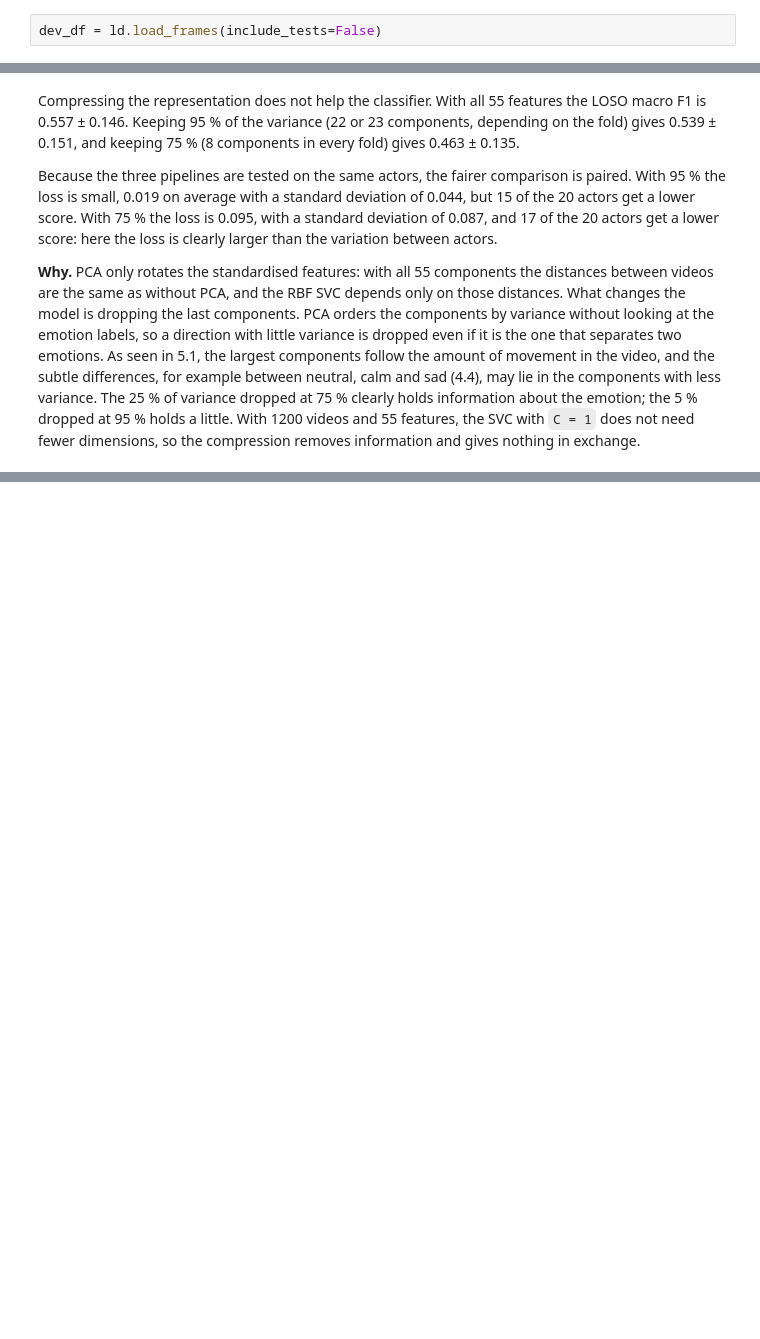
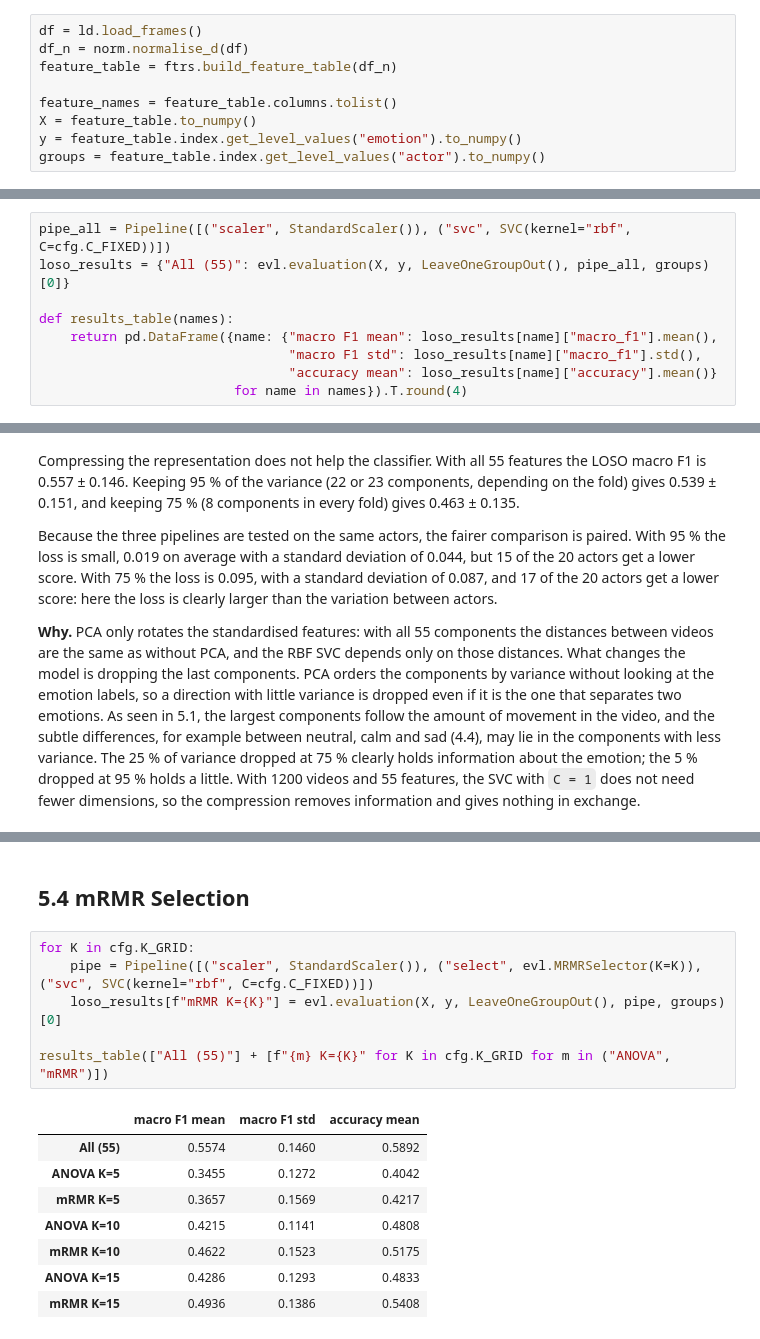
Before and after one commit to migasantunes/Emotion_Recognition, a Jupyter notebook: notebooks/05_selection_test.ipynb, the cells around one changed output, grey strips where cells are left out. Saved outputs shown, nothing was run; the diff lists cells and outputs as text; blank space fills up the shorter version.

```diff
--- a/notebooks/05_selection_test.ipynb
+++ b/notebooks/05_selection_test.ipynb
@@ -23,4 +23,11 @@ pd.set_option("display.show_dimensions", True)
 ### Loading Development Data
 Only the 20 development actors are loaded (`include_tests=False`). The test actors are loaded in 5.7 only.
 # %%
-dev_df = ld.load_frames(include_tests=False)
+df = ld.load_frames()
+df_n = norm.normalise_d(df)
+feature_table = ftrs.build_feature_table(df_n)
+
+feature_names = feature_table.columns.tolist()
+X = feature_table.to_numpy()
+y = feature_table.index.get_level_values("emotion").to_numpy()
+groups = feature_table.index.get_level_values("actor").to_numpy()
@@ -57,3 +36,12 @@ The development feature table has one row per video (1200) and the 55 features o
+# %%
+pipe_all = Pipeline([("scaler", StandardScaler()), ("svc", SVC(kernel="rbf", C=cfg.C_FIXED))])
+loso_results = {"All (55)": evl.evaluation(X, y, LeaveOneGroupOut(), pipe_all, groups)[0]}
+
+def results_table(names):
+    return pd.DataFrame({name: {"macro F1 mean": loso_results[name]["macro_f1"].mean(),
+                                "macro F1 std": loso_results[name]["macro_f1"].std(),
+                                "accuracy mean": loso_results[name]["accuracy"].mean()}
+                         for name in names}).T.round(4)
 # %% [markdown]
 ## 5.1
 # %% [markdown]
@@ -321,0 +321,17 @@ Because the three pipelines are tested on the same actors, the fairer comparison
+# %% [markdown]
+## 5.4 mRMR Selection
+# %%
+for K in cfg.K_GRID:
+    pipe = Pipeline([("scaler", StandardScaler()), ("select", evl.MRMRSelector(K=K)), ("svc", SVC(kernel="rbf", C=cfg.C_FIXED))])
+    loso_results[f"mRMR K={K}"] = evl.evaluation(X, y, LeaveOneGroupOut(), pipe, groups)[0]
+
+results_table(["All (55)"] + [f"{m} K={K}" for K in cfg.K_GRID for m in ("ANOVA", "mRMR")])
+# %% [output]
+|  | macro F1 mean | macro F1 std | accuracy mean |
+| All (55) | 0.5574 | 0.1460 | 0.5892 |
+| ANOVA K=5 | 0.3455 | 0.1272 | 0.4042 |
+| mRMR K=5 | 0.3657 | 0.1569 | 0.4217 |
+| ANOVA K=10 | 0.4215 | 0.1141 | 0.4808 |
+| mRMR K=10 | 0.4622 | 0.1523 | 0.5175 |
+| ANOVA K=15 | 0.4286 | 0.1293 | 0.4833 |
+| mRMR K=15 | 0.4936 | 0.1386 | 0.5408 |
```
Also changed, not shown: parts of 25 cells of this notebook, 6 other files.
